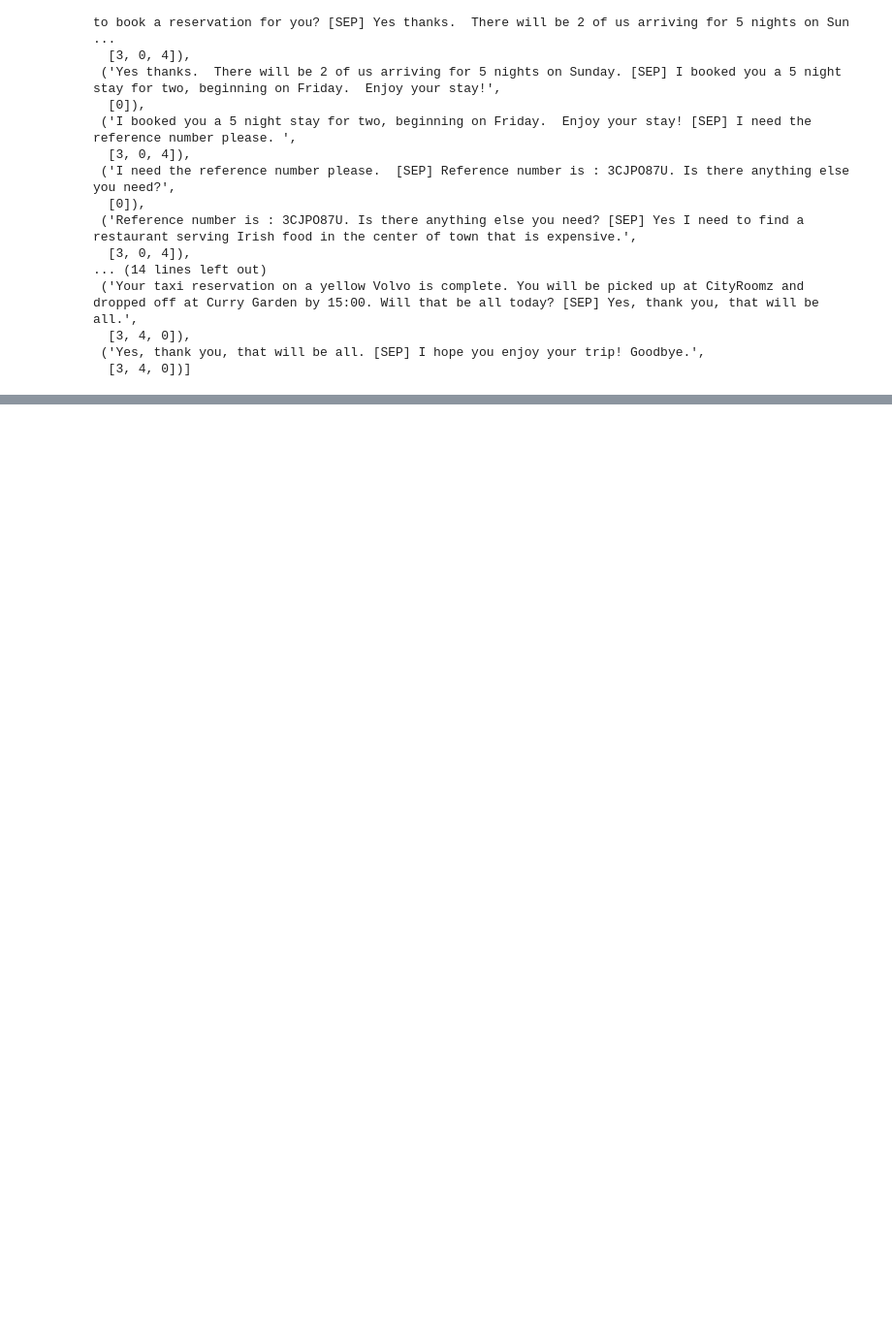
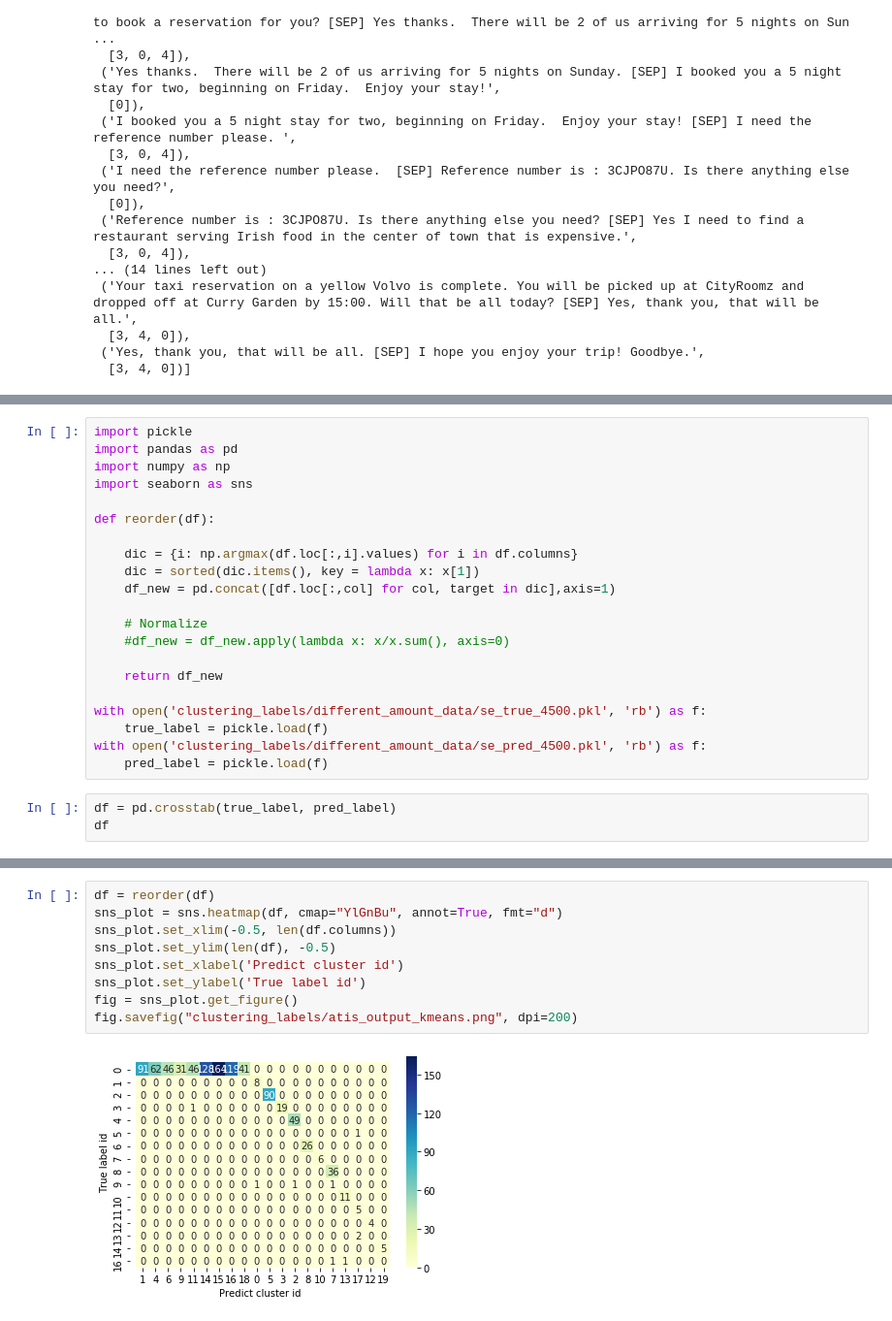
Before and after one commit to waynewu6250/Multi-intent-dialoguer, a Jupyter notebook: Processing.ipynb, the cells around one changed output, grey strips where cells are left out. Shown at 97% size. Cells and saved outputs as stored; diff of their text form; blank space fills up the shorter version.

```diff
--- a/Preprocessing.ipynb
+++ b/Processing.ipynb
@@ -286,0 +289,24 @@ train_data[1000]
+# %%
+import pickle
+import pandas as pd
+import numpy as np
+import seaborn as sns
+
+def reorder(df):
+
+    dic = {i: np.argmax(df.loc[:,i].values) for i in df.columns}
+    dic = sorted(dic.items(), key = lambda x: x[1])
+    df_new = pd.concat([df.loc[:,col] for col, target in dic],axis=1)
+
+    # Normalize
+    #df_new = df_new.apply(lambda x: x/x.sum(), axis=0)
+
+    return df_new
+
+with open('clustering_labels/different_amount_data/se_true_4500.pkl', 'rb') as f:
+    true_label = pickle.load(f)
+with open('clustering_labels/different_amount_data/se_pred_4500.pkl', 'rb') as f:
+    pred_label = pickle.load(f)
+# %%
+df = pd.crosstab(true_label, pred_label)
+df
@@ -286,0 +333,11 @@ train_data[1000]
+# %%
+df = reorder(df)
+sns_plot = sns.heatmap(df, cmap="YlGnBu", annot=True, fmt="d")
+sns_plot.set_xlim(-0.5, len(df.columns))
+sns_plot.set_ylim(len(df), -0.5)
+sns_plot.set_xlabel('Predict cluster id')
+sns_plot.set_ylabel('True label id')
+fig = sns_plot.get_figure()
+fig.savefig("clustering_labels/atis_output_kmeans.png", dpi=200)
+# %% [output]
+[figure, added]
```
Also changed, not shown: parts of 4 cells of this notebook, 5 other files.
